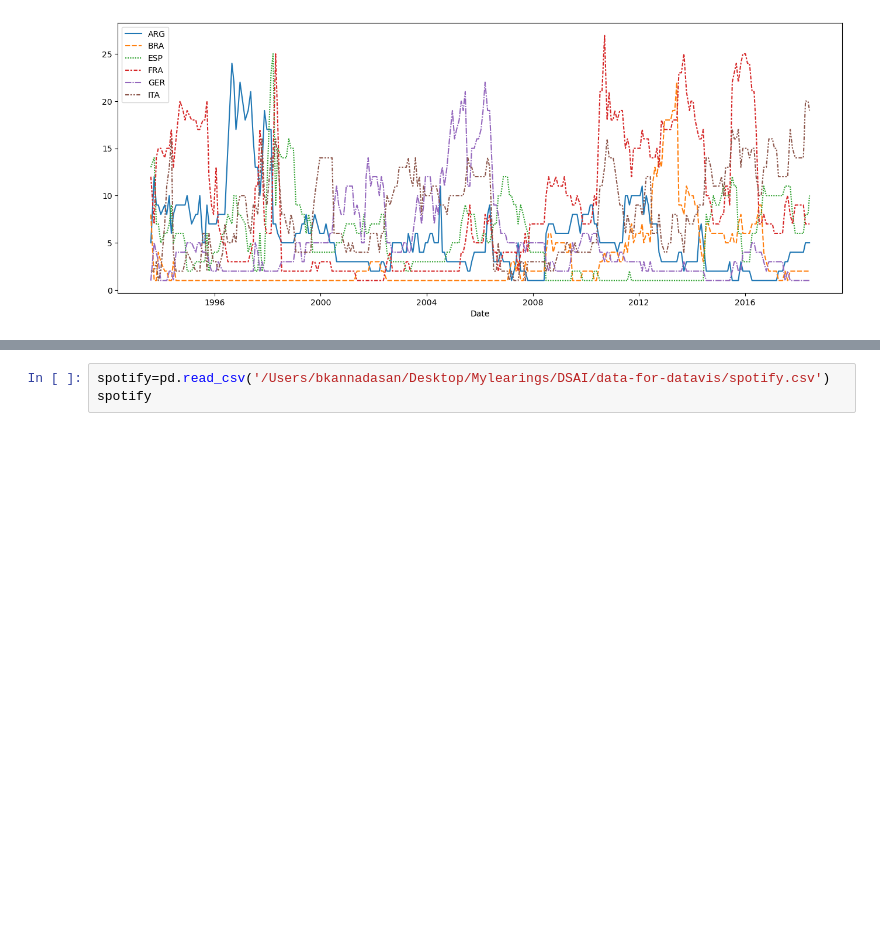
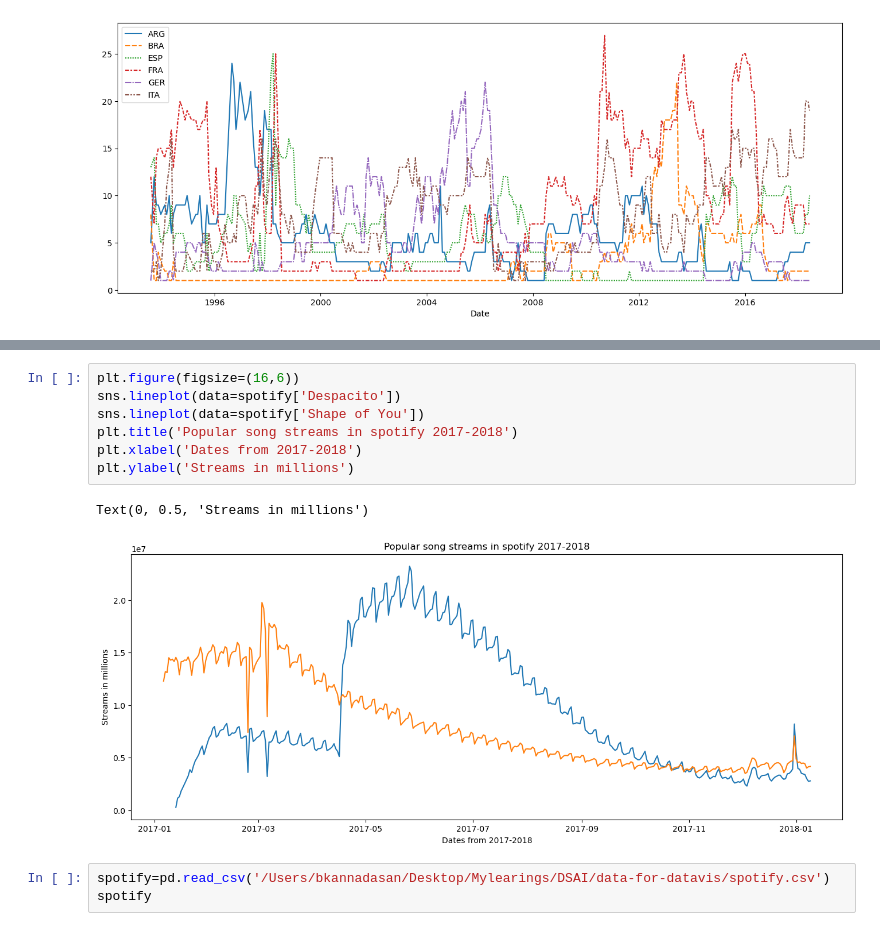
Before and after one commit to BalamuruganDE/DataScience, a Jupyter notebook: Python/Pandas_Basics/Visualization.ipynb, the cells around one changed output, grey strips where cells are left out. Drawn from its saved outputs; the diff is of its cells as text; blank space fills up the shorter version.

```diff
--- a/Python/Pandas_Basics/Visualization.ipynb
+++ b/Python/Pandas_Basics/Visualization.ipynb
@@ -82,3 +205,13 @@ sns.lineplot(data=fifa)
+# %%
+plt.figure(figsize=(16,6))
+sns.lineplot(data=spotify['Despacito'])
+sns.lineplot(data=spotify['Shape of You'])
+plt.title('Popular song streams in spotify 2017-2018')
+plt.xlabel('Dates from 2017-2018')
+plt.ylabel('Streams in millions')
+# %% [output]
+Text(0, 0.5, 'Streams in millions')
+[figure, added]
 # %%
 spotify=pd.read_csv('/Users/bkannadasan/Desktop/Mylearings/DSAI/data-for-datavis/spotify.csv')
 spotify
```
Also changed, not shown: parts of 24 cells of this notebook, 28 other files.
